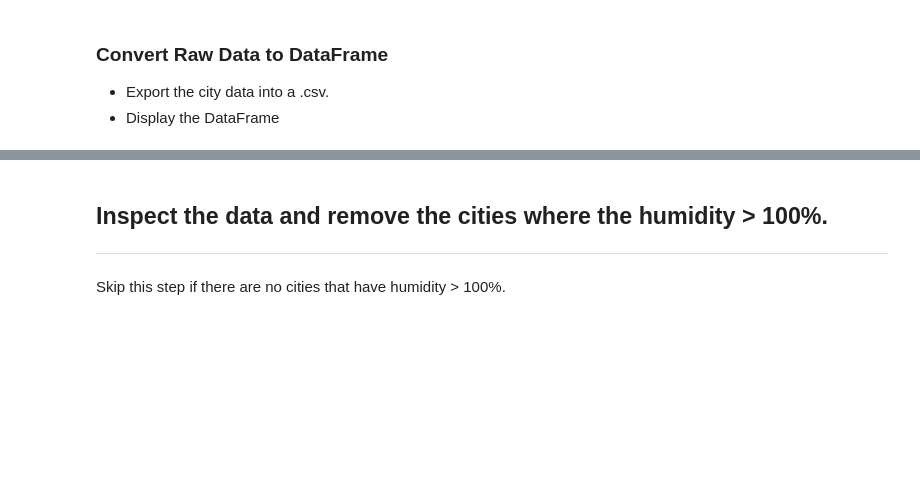
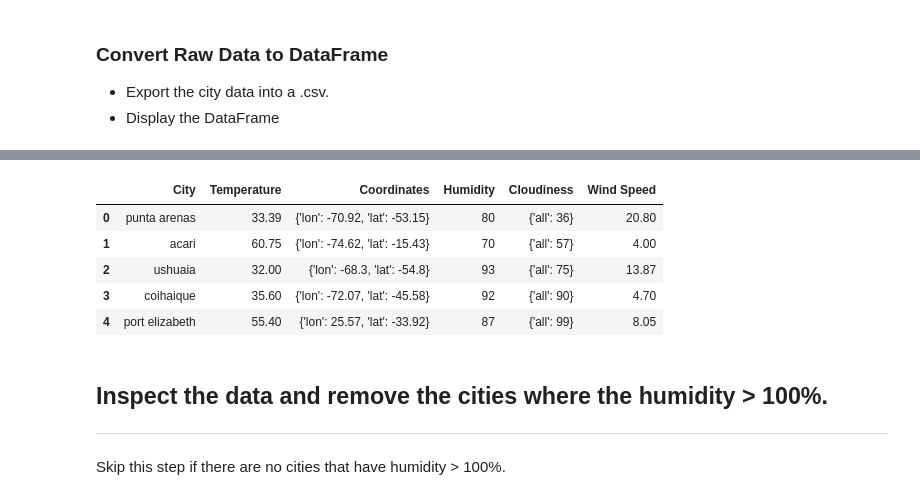
Before and after one commit to adrianstrecker/python-api-challenge, a Jupyter notebook: WeatherPy/WeatherPy.ipynb, the cells around one changed output, grey strips where cells are left out. Saved outputs shown, nothing was run; the diff lists cells and outputs as text; code cells hidden in the pictures; blank space fills up the shorter version.

```diff
--- a/WeatherPy/WeatherPy.ipynb
+++ b/WeatherPy/WeatherPy.ipynb
@@ -61,6 +61,10 @@ url = "http://api.openweathermap.org/data/2.5/weather?"
 temps = []
 unit = "imperial"
 coordinates = []
+#---------------------------------------------------
+humidity = []
+cloudiness = []
+wind_speed = []
 
 #Loop through to collect temperature for each city in the cities list
 for city in cities:
@@ -71,13 +75,22 @@ for city in cities:
     weather_json = weather_response.json()
     try:
         temperature = weather_json["main"]["temp"]
-        coordinates.append(weather_json["coord"]["lat"])
         temps.append(temperature)
+        coordinates.append(weather_json["coord"])
+        humidity_level = weather_json["main"]["humidity"]
+        humidity.append(humidity_level)
+        clouds = weather_json["clouds"]
+        cloudiness.append(clouds)
+        wind = weather_json["wind"]["speed"]
+        wind_speed.append(wind)
         #https://www.dataquest.io/blog/tutorial-advanced-for-loops-python-pandas/
         print(f"City {cities.index(city)}: the temperature in {city} is {round(temperature)}" + " degrees Fahrenheit")
     except:
         coordinates.append(0)
         temps.append(0)
+        humidity.append(0)
+        cloudiness.append(0)
+        wind_speed.append(0)
         print(f"{city} is not found")
 
 
@@ -132,3 +124,28 @@ weather_df = pd.DataFrame(weather_dict)
+# %%
+#Create dataframe
+weather_dict = {
+    "City": cities,
+    "Temperature": temps,
+    "Coordinates": coordinates,
+    "Humidity": humidity,
+    "Cloudiness": cloudiness,
+    "Wind Speed": wind_speed}
+
+weather_data = pd.DataFrame(weather_dict)
+cleaned_weather_data = weather_data.loc[weather_data["Temperature"] > 0 , :]
+cleaned_weather_data = cleaned_weather_data.reset_index(drop=True)
+
+#Write to .csv
+cleaned_weather_data.to_csv('city_weather.csv')
+# %%
+cleaned_weather_data.head(5)
+# %% [output]
+|  | City | Temperature | Coordinates | Humidity | Cloudiness | Wind Speed |
+| 0 | punta arenas | 33.39 | {'lon': -70.92, 'lat': -53.15} | 80 | {'all': 36} | 20.80 |
+| 1 | acari | 60.75 | {'lon': -74.62, 'lat': -15.43} | 70 | {'all': 57} | 4.00 |
+| 2 | ushuaia | 32.00 | {'lon': -68.3, 'lat': -54.8} | 93 | {'all': 75} | 13.87 |
+| 3 | coihaique | 35.60 | {'lon': -72.07, 'lat': -45.58} | 92 | {'all': 90} | 4.70 |
+| 4 | port elizabeth | 55.40 | {'lon': 25.57, 'lat': -33.92} | 87 | {'all': 99} | 8.05 |
 # %% [markdown]
 ## Inspect the data and remove the cities where the humidity > 100%.
 ----
```
Also changed, not shown: parts of 20 cells of this notebook.
